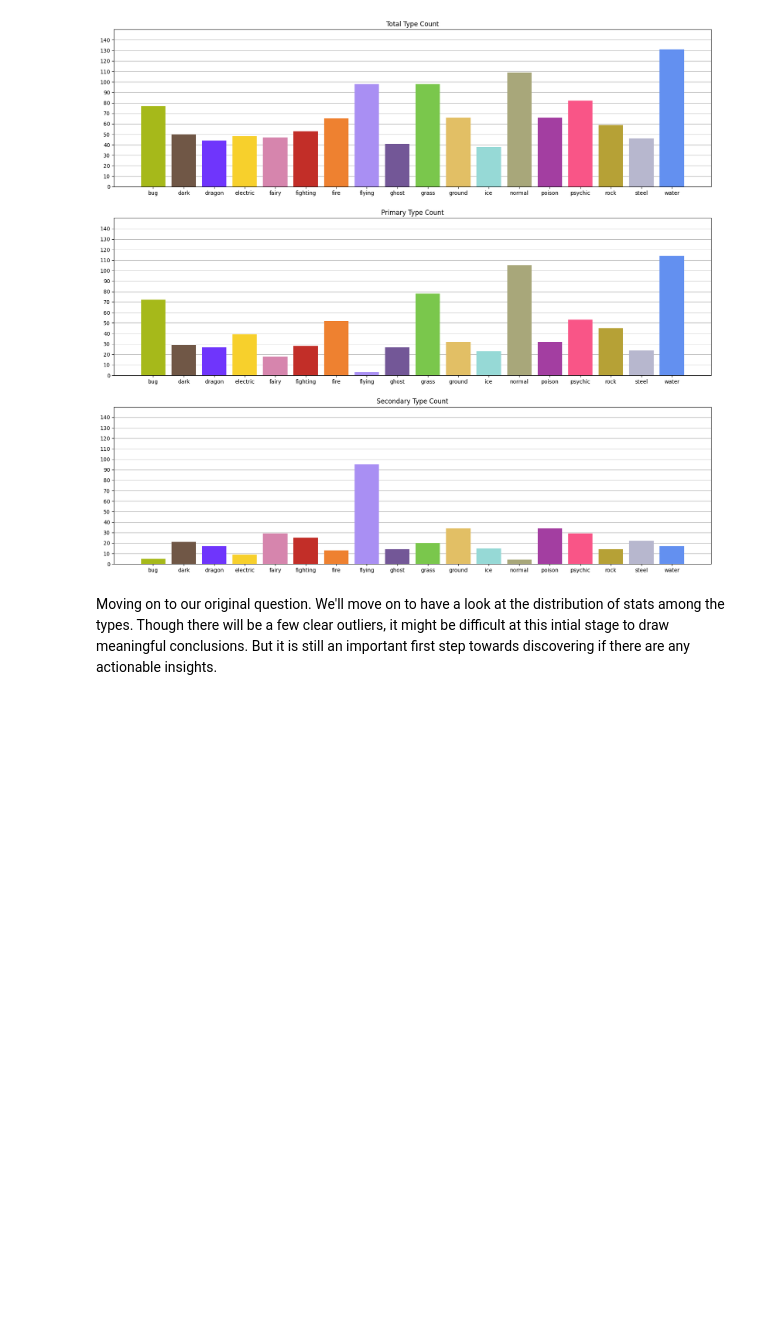
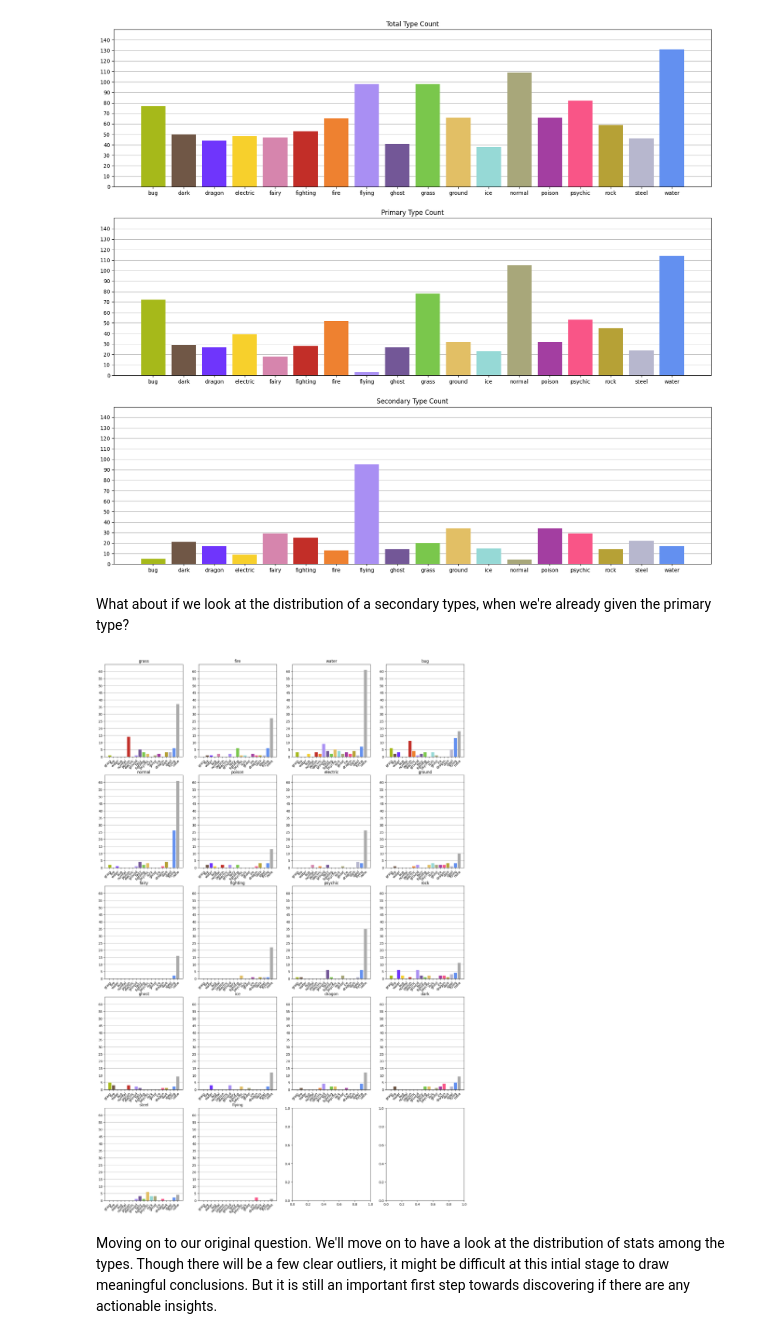
Before and after one commit to Meakinl2/Pokemon-Data-Analysis, a Jupyter notebook: Comparing-Pokemon-Type-With-Base-Stats/data-visualisation.ipynb, the cells around one changed output. Drawn from its saved outputs; the diff is of its cells as text; code cells hidden in the pictures; blank space fills up the shorter version.

Commit message:
23/10/25 Added Graph to show the distribution of secondary types given primary types.

```diff
--- a/Comparing-Pokemon-Type-With-Base-Stats/data-visualisation.ipynb
+++ b/Comparing-Pokemon-Type-With-Base-Stats/data-visualisation.ipynb
@@ -42,6 +42,60 @@ ax3.bar(range(len(type2_counts)), list(type2_counts.values()), color=type_colour
 # %% [output]
 <BarContainer object of 18 artists>
 [figure]
+# %% [markdown]
+What about if we look at the distribution of a secondary types, when we're already given the primary type?
+# %%
+types = selected_dataframe["type1"].unique().tolist()
+types = sorted(types)
+types.append('none')
+
+type_matches = {}
+
+for poke_type in types:
+    type_matches[poke_type] = {}
+
+    for poke_type_2 in types:
+
+        type_matches[poke_type][poke_type_2] = 0
+
+type_matches = {key: value for key, value in sorted(type_matches.items())}
+
+for poke_type1 in types[:-1]:
+    type1_selection = selected_dataframe[selected_dataframe['type1'] == poke_type1]
+
+    for poke_type2 in types[:]:
+
+        if poke_type2 == "none":
+            type_matches[poke_type1][poke_type2] = type1_selection["type2"].isna().sum()
+            continue
+
+        type_matches[poke_type1][poke_type2] =  type1_selection[type1_selection["type2"] == poke_type2].shape[0]
+
+
+plt.rcParams['figure.figsize'] = (20, 30)
+plt.rcParams['figure.dpi'] = 100
+
+fig, [[ax1,ax2,ax3,ax4],[ax5,ax6,ax7,ax8],[ax9,ax10,ax11,ax12],[ax13,ax14,ax15,ax16],[ax17,ax18,ax19,ax20]] = plt.subplots(ncols=4, nrows=5)
+type_colours = ['#A6B91A', '#705746', '#6F35FC', '#F7D02C', '#D685AD', '#C22E28', '#EE8130', '#A98FF3', '#735797', '#7AC74C', '#E2BF65', '#96D9D6', '#A8A77A', '#A33EA1', '#F95587', '#B6A136', '#B7B7CE', '#6390F0','#AAAAAA']
+
+axes = [ax1,ax2,ax3,ax4,ax5,ax6,ax7,ax8,ax9,ax10,ax11,ax12,ax13,ax14,ax15,ax16,ax17,ax18,ax19,ax20]
+
+for i in range(18):
+    ax = axes[i]
+
+    ax.set_ylim([0,65])
+    ax.set_yticks(range(0, 61, 5))
+
+    ax.set_xticks(range(len(types)), types)
+    ax.set_xticklabels(types, rotation=45, ha='right', rotation_mode='anchor')
+
+    ax.set_axisbelow(True)
+    ax.grid(axis="y")
+
+    ax.set_title(types[i])
+    ax.bar(range(len(type_colours)), list(type_matches[types[i]].values()), color=type_colours)
+# %% [output]
+[figure, added]
 # %% [markdown]
 Moving on to our original question. We'll move on to have a look at the distribution of stats among the types. Though there will be a few clear outliers, it might be difficult at this intial stage to draw meaningful conclusions. But it is still an important first step towards discovering if there are any actionable insights.
 # %%
```
Also changed, not shown: parts of 1 cell of this notebook.
